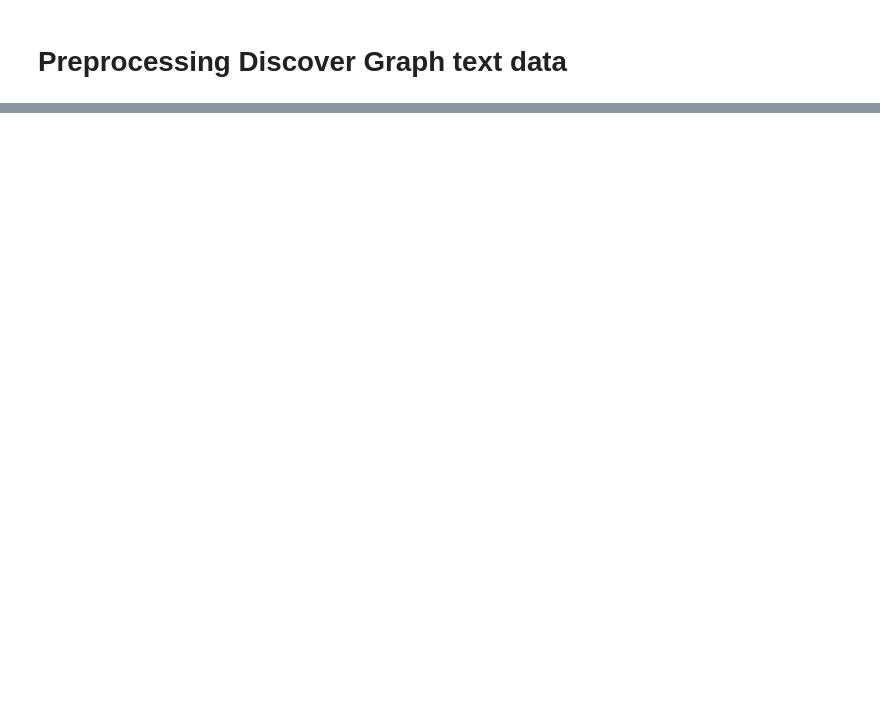
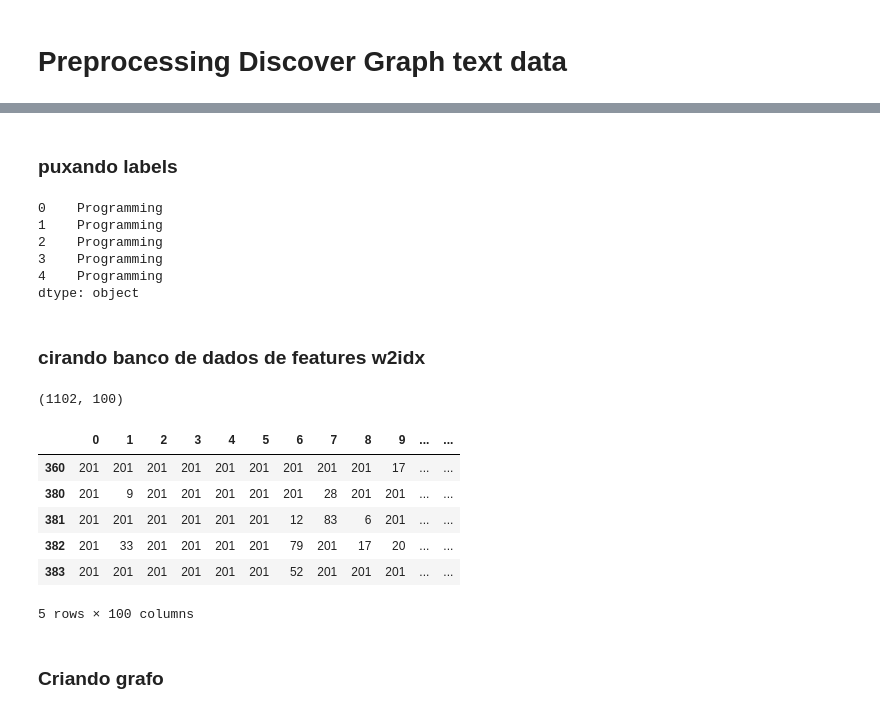
Before and after one commit to nindooAI/universe, a Jupyter notebook: text_preprocessing.ipynb, the cells around one changed output, grey strips where cells are left out. Cells and saved outputs as stored; diff of their text form; code cells hidden in the pictures; blank space fills up the shorter version.

```diff
--- a/text_preprocessing.ipynb
+++ b/text_preprocessing.ipynb
@@ -168,0 +173,37 @@ for key in w2idx_dict.keys():
+# %% [markdown]
+### puxando labels
+# %%
+pulling_query = """\
+            MATCH (a)
+            WHERE EXISTS (a.label)
+            RETURN ID(a) AS source, a.label AS subject
+            """
+with driver.session() as sess:
+    result = sess.run(pulling_query)
+    label_db = pd.DataFrame([dict(row) for row in result])
+labels = pd.Series(data =label_db['subject'].values, index = label_db['source'].values)
+labels.head()
+# %% [output]
+0    Programming
+1    Programming
+2    Programming
+3    Programming
+4    Programming
+dtype: object
+# %% [markdown]
+### cirando banco de dados de features w2idx
+# %%
+features_db = pd.DataFrame.from_dict(w2idx_dict,orient='index')
+print(features_db.shape)
+features_db.head()
+# %% [output]
+(1102, 100)
+|  | 0 | 1 | 2 | 3 | 4 | 5 | 6 | 7 | 8 | 9 | ... | ... |
+| 360 | 201 | 201 | 201 | 201 | 201 | 201 | 201 | 201 | 201 | 17 | ... | ... |
+| 380 | 201 | 9 | 201 | 201 | 201 | 201 | 201 | 28 | 201 | 201 | ... | ... |
+| 381 | 201 | 201 | 201 | 201 | 201 | 201 | 12 | 83 | 6 | 201 | ... | ... |
+| 382 | 201 | 33 | 201 | 201 | 201 | 201 | 79 | 201 | 17 | 20 | ... | ... |
+| 383 | 201 | 201 | 201 | 201 | 201 | 201 | 52 | 201 | 201 | 201 | ... | ... |
+5 rows × 100 columns
+# %% [markdown]
+### Criando grafo
```
Also changed, not shown: parts of 32 cells of this notebook, 6 other files.
